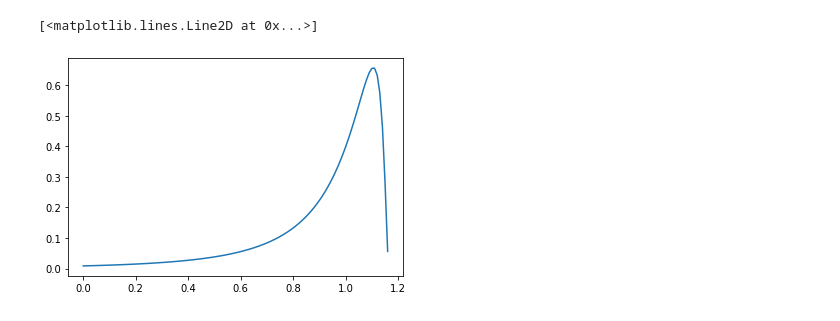
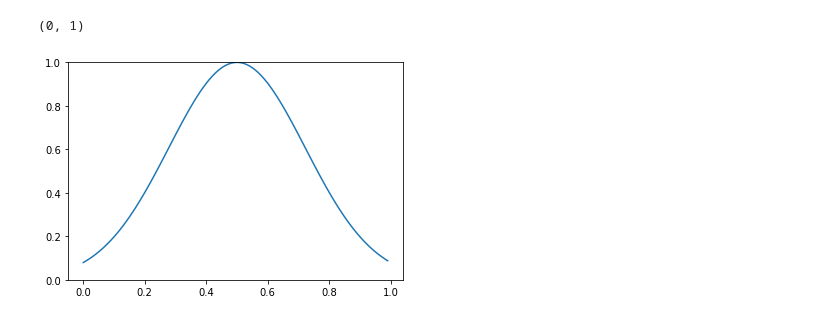
Before and after one commit to numenta/nupic.research, a Jupyter notebook: projects/rsm/notebooks/playground.ipynb, the cells around one changed output. Cells and saved outputs as stored; diff of their text form; code cells hidden in the pictures.

```diff
--- a/projects/rsm/notebooks/playground.ipynb
+++ b/projects/rsm/notebooks/playground.ipynb
@@ -8,13 +7,17 @@ tensor(8.7154)
 # %%
-distr = LogNormal(0, 1)
+distr = Normal(0, 1)
+import numpy as np
 
-xaxis = torch.arange(0, 20, 0.01, dtype=torch.float32)
+xaxis = torch.arange(0, 1, 0.01, dtype=torch.float32)
 Y = []
+sd = .05
+mu = .5
 for x in xaxis:
-    y = distr.log_prob(7-6*x).exp().item()
+    y = torch.exp(-(((x-mu)/(2*np.pi*sd))**2))
     Y.append(y)
 
 plt.plot(xaxis.tolist(), Y)
+plt.ylim(0, 1)
 # %% [output]
-[<matplotlib.lines.Line2D at 0x...>]
+(0, 1)
-[figure, old version]
+[figure, new version]
```
Also changed, not shown: parts of 4 cells of this notebook, 8 other files.
